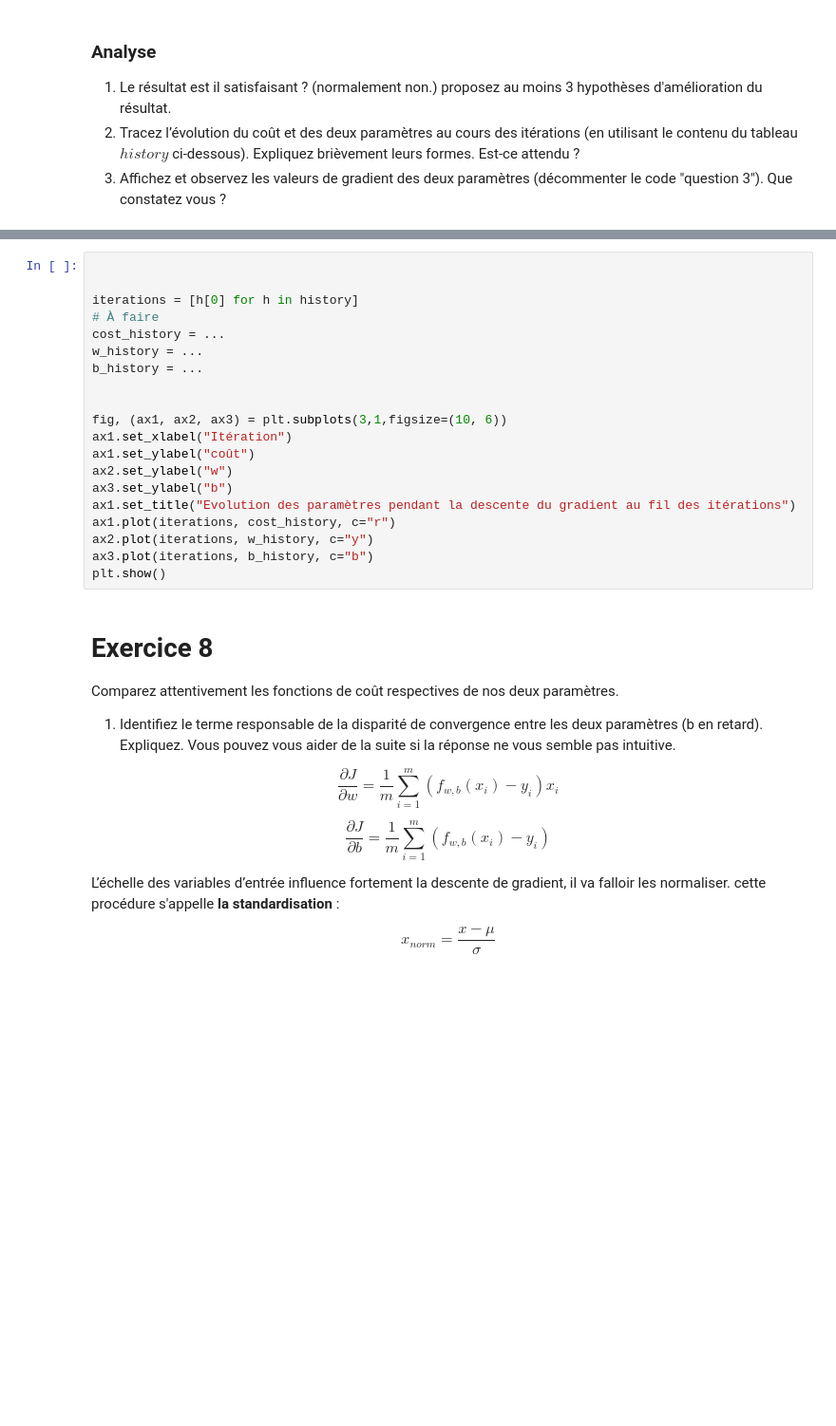
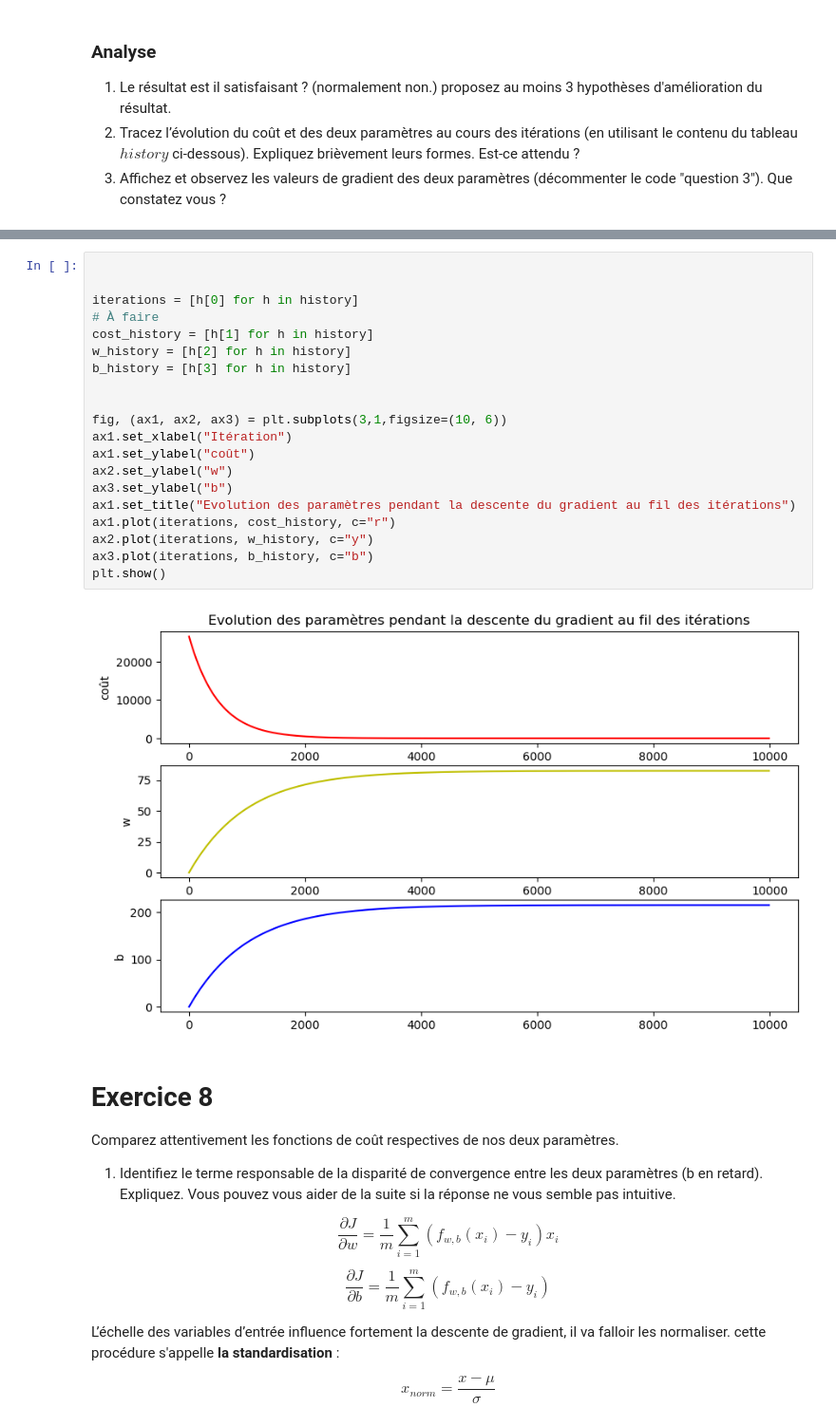
Before and after one commit to eglantinemougin-glitch/Projet-IA-S5, a Jupyter notebook: TD1-intro_machine_learning.ipynb, the cells around one changed output, grey strips where cells are left out. Shown at 95% size. Cells and saved outputs as stored; diff of their text form; blank space fills up the shorter version.

```diff
--- a/TD1-intro_machine_learning.ipynb
+++ b/TD1-intro_machine_learning.ipynb
@@ -414,23 +431,25 @@ plt.show()
 # %%
 
 
 iterations = [h[0] for h in history]
 # À faire
-cost_history = ...
-w_history = ...
-b_history = ...
+cost_history = [h[1] for h in history]
+w_history = [h[2] for h in history]
+b_history = [h[3] for h in history]
 
 
 fig, (ax1, ax2, ax3) = plt.subplots(3,1,figsize=(10, 6))
 ax1.set_xlabel("Itération")
 ax1.set_ylabel("coût")
 ax2.set_ylabel("w")
 ax3.set_ylabel("b")
 ax1.set_title("Evolution des paramètres pendant la descente du gradient au fil des itérations")
 ax1.plot(iterations, cost_history, c="r")
 ax2.plot(iterations, w_history, c="y")
 ax3.plot(iterations, b_history, c="b")
 plt.show()
+# %% [output]
+[figure, added]
 # %% [markdown]
 # Exercice 8
 
```
Also changed, not shown: parts of 9 cells of this notebook, 1 other file.
